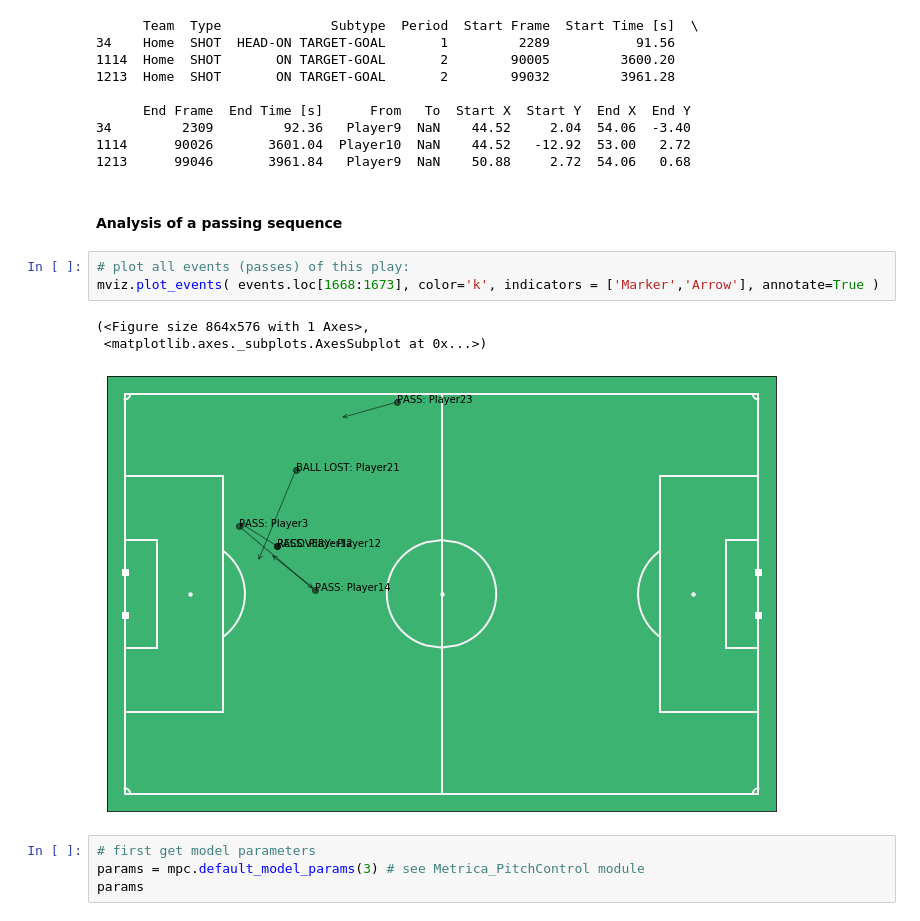
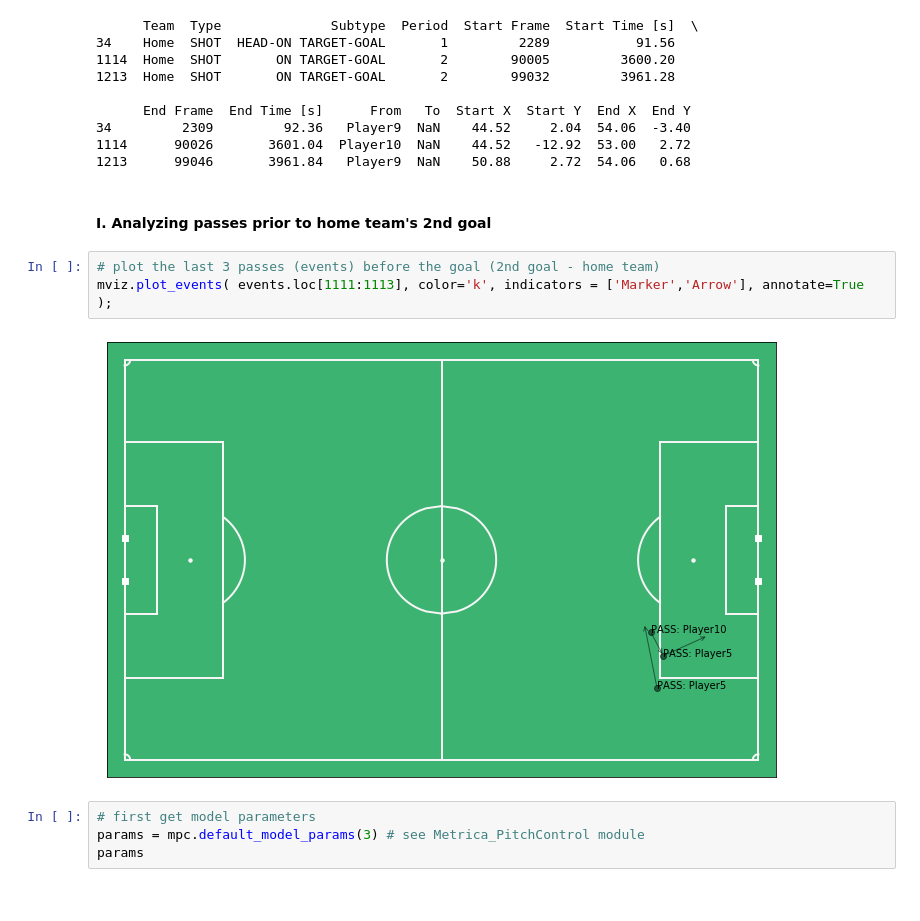
Before and after one commit to malo4/LaurieOnTracking, a Jupyter notebook: tutorial_3_Pitch_Control.ipynb, the cells around one changed output. Cells and saved outputs as stored; diff of their text form.

```diff
--- a/tutorial_3_Pitch_Control.ipynb
+++ b/tutorial_3_Pitch_Control.ipynb
@@ -66,15 +64,13 @@ print(goals)
 34         2309         92.36   Player9  NaN    44.52     2.04  54.06  -3.40
 1114      90026       3601.04  Player10  NaN    44.52   -12.92  53.00   2.72
 1213      99046       3961.84   Player9  NaN    50.88     2.72  54.06   0.68
-# %% [markdown]
-<h4> Analysis of a passing sequence </h4>
+# %% [markdown]
+<h4>I. Analyzing passes prior to home team's 2nd goal  </h4>
 # %%
-# plot all events (passes) of this play:
-mviz.plot_events( events.loc[1668:1673], color='k', indicators = ['Marker','Arrow'], annotate=True )
+# plot the last 3 passes (events) before the goal (2nd goal - home team)
+mviz.plot_events( events.loc[1111:1113], color='k', indicators = ['Marker','Arrow'], annotate=True );
 # %% [output]
-(<Figure size 864x576 with 1 Axes>,
- <matplotlib.axes._subplots.AxesSubplot at 0x...>)
-[figure, old version]
+[figure, new version]
 # %%
 # first get model parameters
 params = mpc.default_model_params(3) # see Metrica_PitchControl module
```
Also changed, not shown: parts of 22 cells of this notebook, 9 other files.
